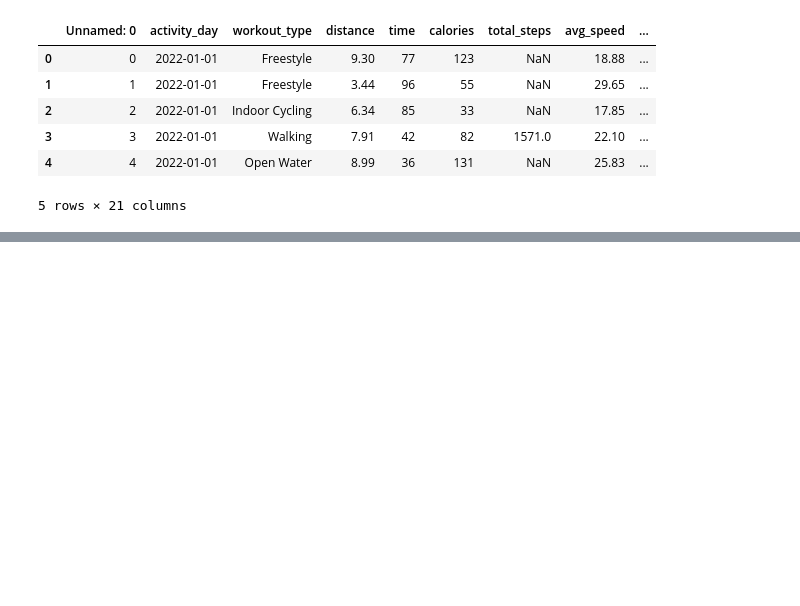
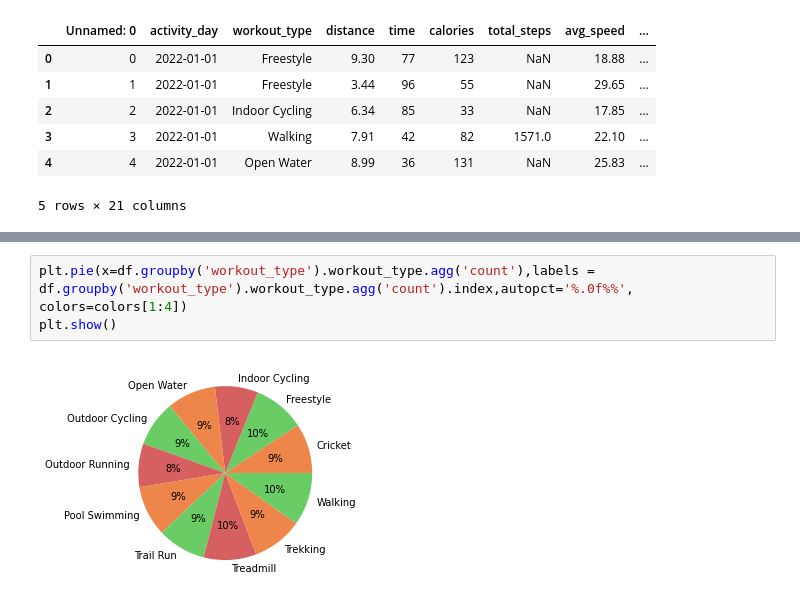
Before and after one commit to Saujanyapokhrel/Data-Processing-Visualization, a Jupyter notebook: Quiz27.ipynb, the cells around one changed output, grey strips where cells are left out. Cells and saved outputs as stored; diff of their text form; blank space fills up the shorter version.

```diff
--- a/Quiz27.ipynb
+++ b/Quiz27.ipynb
@@ -20,0 +37,5 @@ df.head()
+# %%
+plt.pie(x=df.groupby('workout_type').workout_type.agg('count'),labels = df.groupby('workout_type').workout_type.agg('count').index,autopct='%.0f%%', colors=colors[1:4])
+plt.show()
+# %% [output]
+[figure, added]
```
Also changed, not shown: parts of 1 cell of this notebook.
